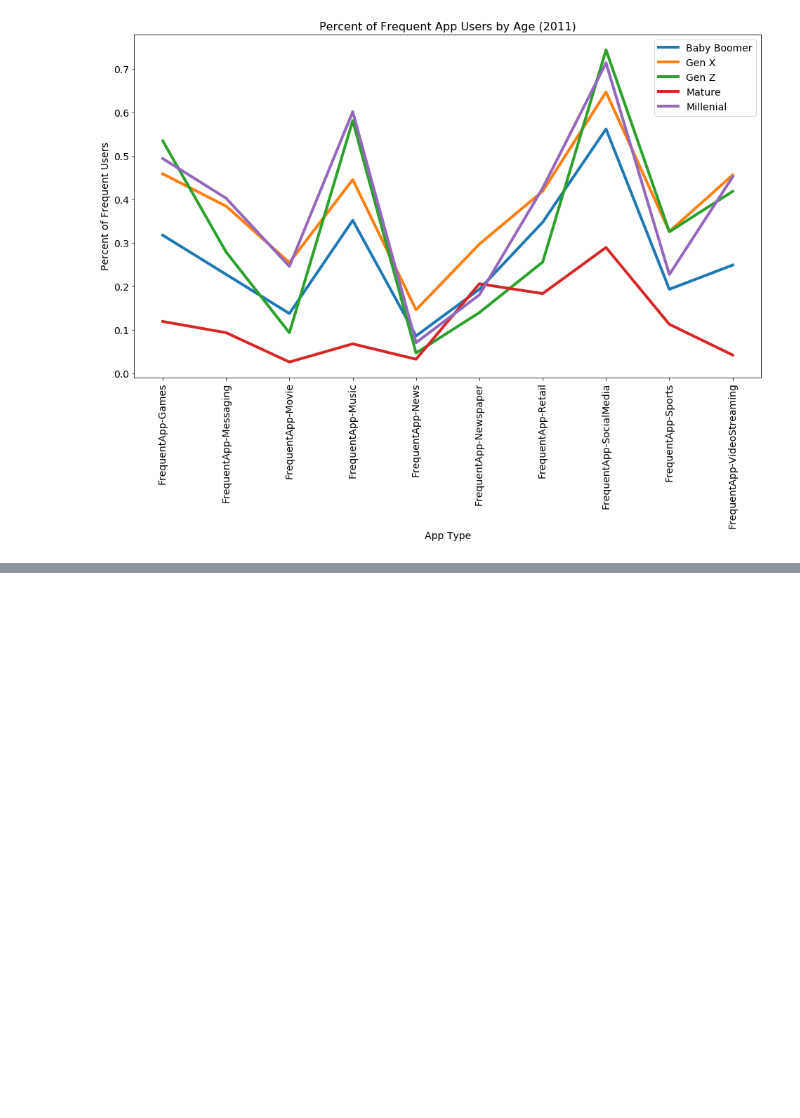
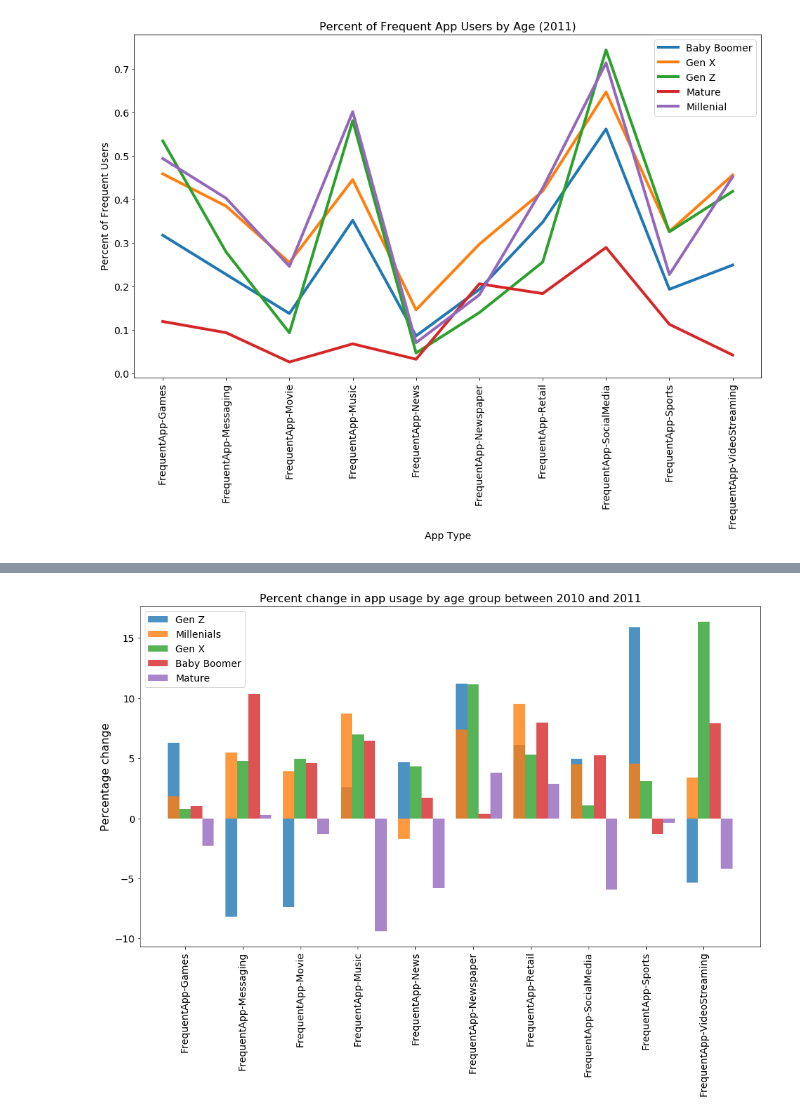
Before and after one commit to rohit-agrawal10/datascience, a Jupyter notebook: Questions1-22.ipynb, the cells around one changed output, grey strips where cells are left out. Saved outputs shown, nothing was run; the diff lists cells and outputs as text; code cells hidden in the pictures; blank space fills up the shorter version.

```diff
--- a/Questions1-22.ipynb
+++ b/Questions1-22.ipynb
@@ -741,0 +768,35 @@ plt.show()
+# %%
+# percent change in ownership of devices and intent to purchase between 2010 and 2011 (alarmingly static market)
+averageAppUsage_2010 = df2[0:maxSample].groupby('Age Group')[NarrowApps].mean()
+averageAppUsage_2011 = df3[0:maxSample].groupby('Age Group')[NarrowApps].mean()
+
+diff1 = (averageAppUsage_2011 - averageAppUsage_2010) * 100
+
+fig, ax = plt.subplots()
+index = np.arange(len(NarrowApps))
+bar_width = 0.2
+opacity = 0.8
+
+rects1 = plt.bar(index+ bar_width, diff1.iloc[2], bar_width,
+                 alpha=opacity, label='Gen Z')
+
+rects2 = plt.bar(index+ bar_width, diff1.iloc[4], bar_width,
+                 alpha=opacity, label='Millenials')
+
+rects3 = plt.bar(index+ (2*bar_width), diff1.iloc[1], bar_width,
+                 alpha=opacity, label='Gen X')
+
+rects4 = plt.bar(index+ (3*bar_width), diff1.iloc[0], bar_width,
+                 alpha=opacity, label='Baby Boomer')
+
+rects5 = plt.bar(index+ (4*bar_width), diff1.iloc[3], bar_width,
+                 alpha=opacity, label='Mature')
+
+plt.ylabel('Percentage change')
+plt.title('Percent change in app usage by age group between 2010 and 2011')
+plt.xticks(index + (bar_width * 2), diff1.keys(), rotation=90)
+plt.legend()
+
+plt.show()
+# %% [output]
+[figure, added]
```
Also changed, not shown: parts of 5 cells of this notebook.
